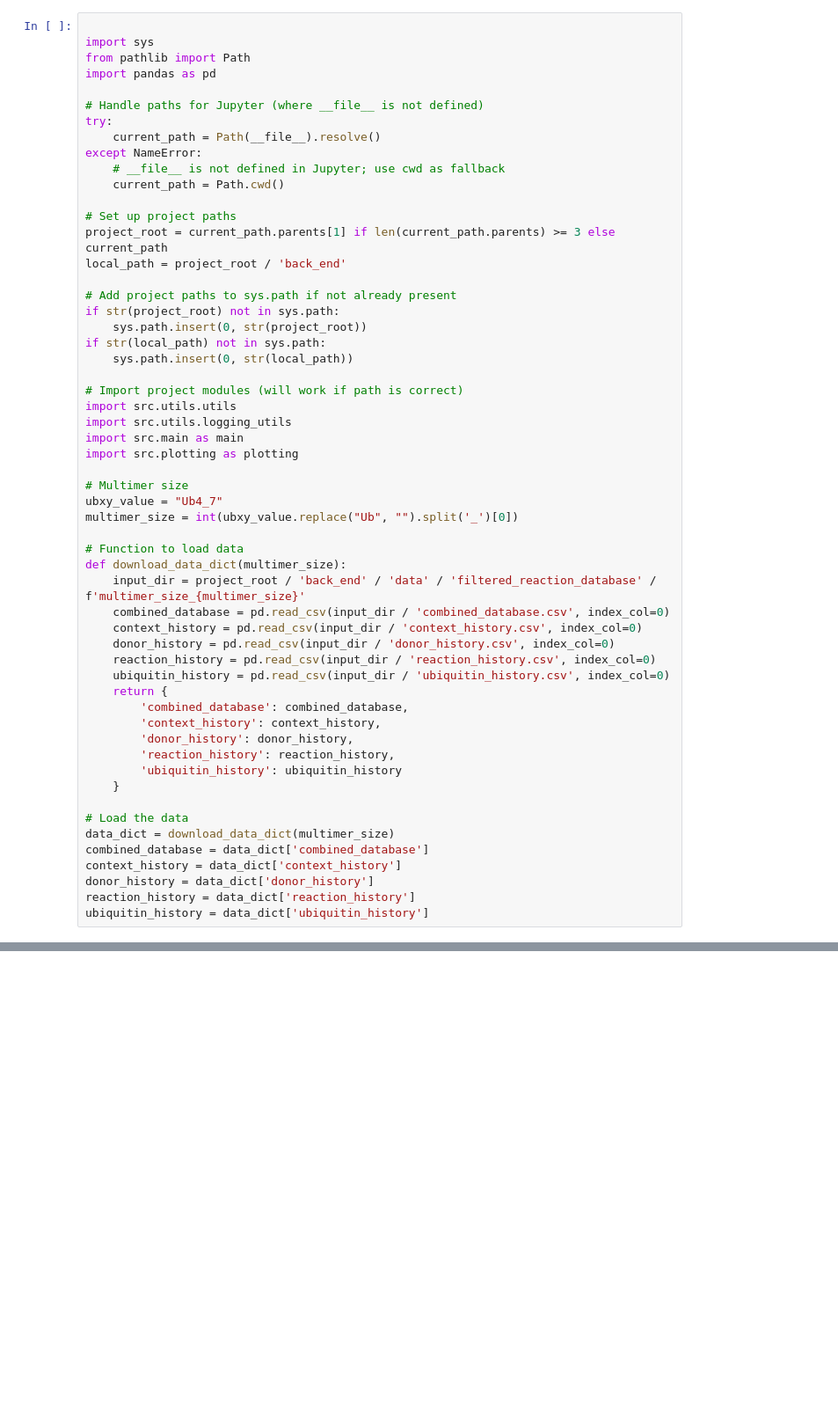
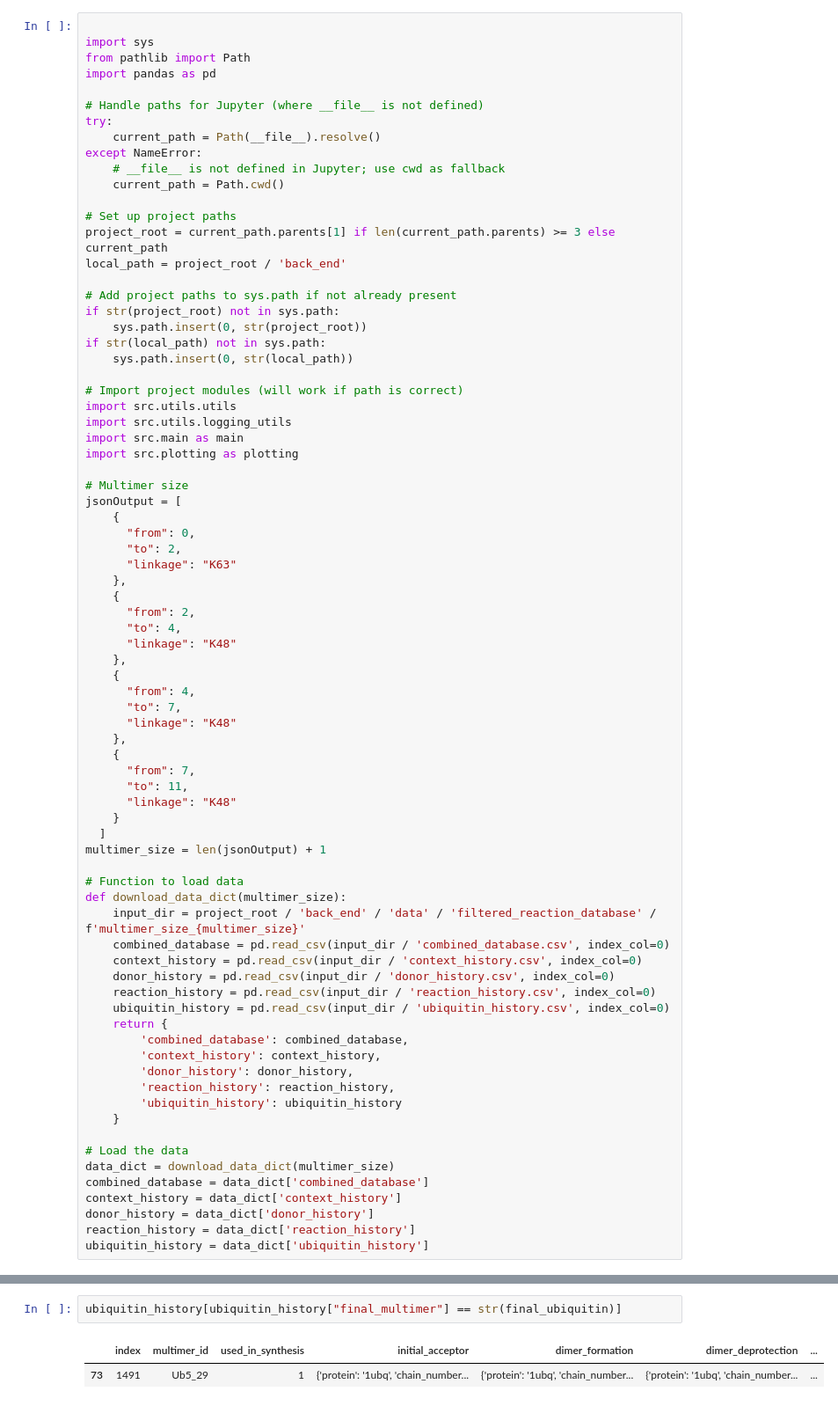
Before and after one commit to erickummelstedt/ubiquitinformatics, a Jupyter notebook: back_end/src/testing.ipynb, the cells around one changed output, grey strips where cells are left out. Shown at 88% size. Drawn from its saved outputs; the diff is of its cells as text; blank space fills up the shorter version.

```diff
--- a/back_end/src/testing.ipynb
+++ b/back_end/src/testing.ipynb
@@ -28,8 +28,29 @@ import src.main as main
 import src.plotting as plotting
 
 # Multimer size
-ubxy_value = "Ub4_7"
-multimer_size = int(ubxy_value.replace("Ub", "").split('_')[0])
+jsonOutput = [
+    {
+      "from": 0,
+      "to": 2,
+      "linkage": "K63"
+    },
+    {
+      "from": 2,
+      "to": 4,
+      "linkage": "K48"
+    },
+    {
+      "from": 4,
+      "to": 7,
+      "linkage": "K48"
+    },
+    {
+      "from": 7,
+      "to": 11,
+      "linkage": "K48"
+    }
+  ]
+multimer_size = len(jsonOutput) + 1
 
 # Function to load data
 def download_data_dict(multimer_size):
@@ -84,0 +267,5 @@ plotting.build_reaction_dictionaries_for_UI(data_dict, indexes, multimer_size)
+# %%
+ubiquitin_history[ubiquitin_history["final_multimer"] == str(final_ubiquitin)]
+# %% [output]
+|  | index | multimer_id | used_in_synthesis | initial_acceptor | dimer_formation | dimer_deprotection | ... |
+| 73 | 1491 | Ub5_29 | 1 | {'protein': '1ubq', 'chain_number... | {'protein': '1ubq', 'chain_number... | {'protein': '1ubq', 'chain_number... | ... |
```
Also changed, not shown: parts of 7 cells of this notebook, 7 other files.
